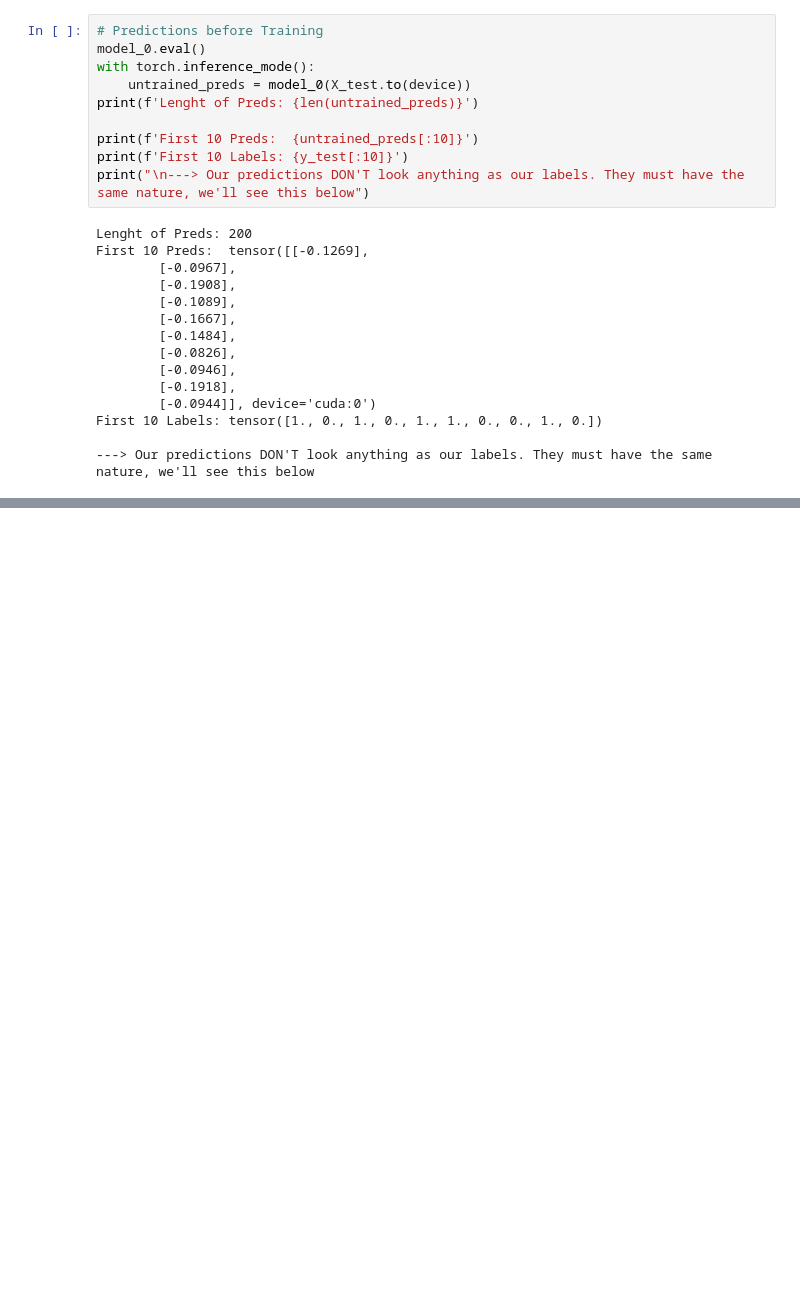
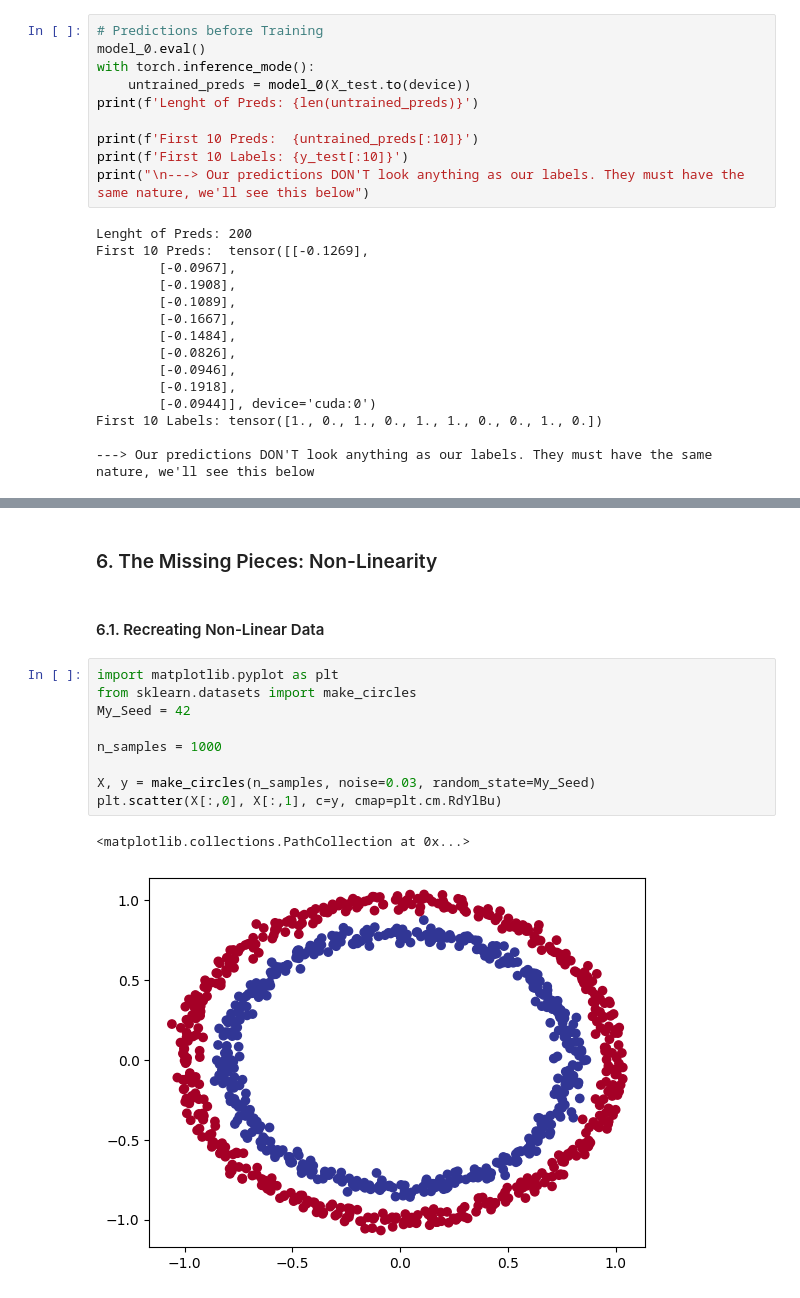
Before and after one commit to Golden572/PhD_Self-Study_RIT, a Jupyter notebook: Courses/PyTorch for Deep Learning & Machine Learning - Full Course/02_Live_pytorch_nn_classification.ipynb, the cells around one changed output, grey strips where cells are left out. Saved outputs shown, nothing was run; the diff lists cells and outputs as text; blank space fills up the shorter version.

```diff
--- a/Courses/PyTorch for Deep Learning & Machine Learning - Full Course/02_Live_pytorch_nn_classification.ipynb
+++ b/Courses/PyTorch for Deep Learning & Machine Learning - Full Course/02_Live_pytorch_nn_classification.ipynb
@@ -210,0 +388,16 @@ criterion = nn.BCEWithLogitsLoss()
+# %% [markdown]
+### 6. The Missing Pieces: Non-Linearity
+# %% [markdown]
+#### 6.1. Recreating Non-Linear Data
+# %%
+import matplotlib.pyplot as plt
+from sklearn.datasets import make_circles
+My_Seed = 42
+
+n_samples = 1000
+
+X, y = make_circles(n_samples, noise=0.03, random_state=My_Seed)
+plt.scatter(X[:,0], X[:,1], c=y, cmap=plt.cm.RdYlBu)
+# %% [output]
+<matplotlib.collections.PathCollection at 0x...>
+[figure, added]
```
Also changed, not shown: parts of 36 cells of this notebook, 1 other file.
